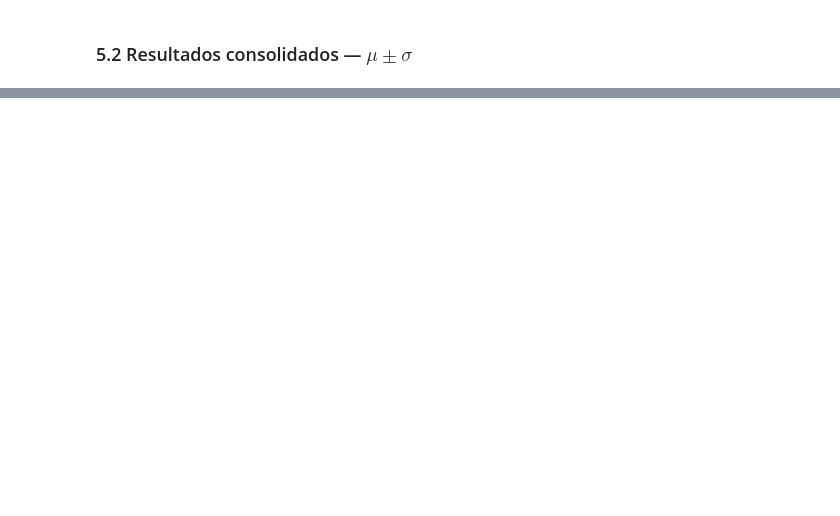
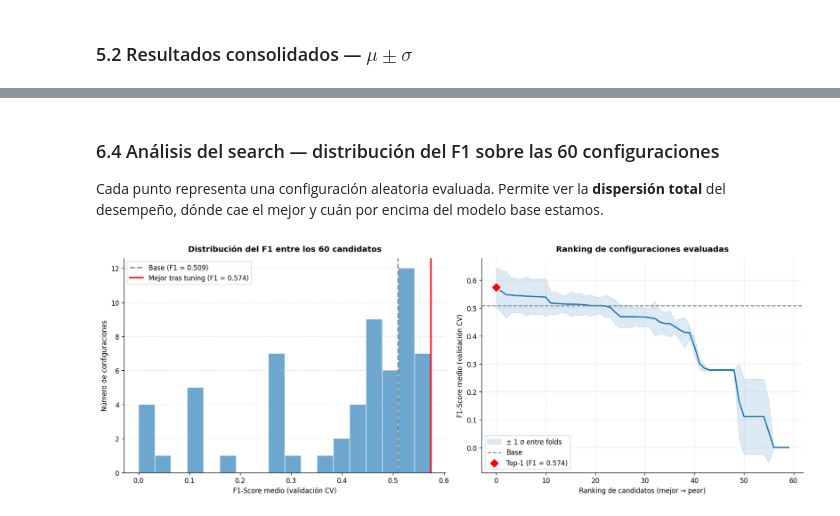
Before and after one commit to SebastianBetancur08/analitica-proyecto, a Jupyter notebook: notebooks/modelos_clasificacion/1.Regresion_Logistica.ipynb, the cells around one changed output, grey strips where cells are left out. Drawn from its saved outputs; the diff is of its cells as text; code cells hidden in the pictures; blank space fills up the shorter version.

```diff
--- a/notebooks/modelos_clasificacion/1.Regresion_Logistica.ipynb
+++ b/notebooks/modelos_clasificacion/1.Regresion_Logistica.ipynb
@@ -585,0 +443,20 @@ plt.show()
+# %%
+t0 = time.time()
+search = RandomizedSearchCV(
+    estimator           = modelo_base,        # mismo pipeline base
+    param_distributions = param_dist,
+    n_iter              = 60,
+    cv                  = skf,
+    scoring             = "f1",
+    return_train_score  = True,
+    random_state        = 42,
+    n_jobs              = -1,
+    refit               = True,
+    verbose             = 0,
+)
+search.fit(X_train, y_train)
+print(f"Búsqueda completada en {time.time()-t0:.1f}s")
+print(f"Mejor F1 (validación CV): {search.best_score_:.4f}")
+print(f"\nMejores hiperparámetros:")
+for k, v in search.best_params_.items():
+    print(f"  · {k.replace('clf__',''):<22s} = {v}")
@@ -585,0 +472,50 @@ plt.show()
+# %% [markdown]
+### 6.4 Análisis del search — distribución del F1 sobre las 60 configuraciones
+
+Cada punto representa una configuración aleatoria evaluada. Permite ver la **dispersión total** del desempeño, dónde cae el mejor y cuán por encima del modelo base estamos.
+# %%
+cv_df = pd.DataFrame(search.cv_results_)
+cv_df_sorted = cv_df.sort_values("mean_test_score", ascending=False).reset_index(drop=True)
+
+best_idx  = cv_df["mean_test_score"].idxmax()
+f1_base   = cv_base["test_f1"].mean()
+
+fig, axes = plt.subplots(1, 2, figsize=(15, 5.5))
+
+# ── Panel A: histograma + KDE de los 60 scores ───────────────────────────
+ax = axes[0]
+ax.hist(cv_df["mean_test_score"], bins=18, color=COLOR_MODELO,
+        edgecolor="white", alpha=0.65)
+ax.axvline(f1_base, color="#7f8c8d", ls="--", lw=2,
+           label=f"Base (F1 = {f1_base:.3f})")
+ax.axvline(search.best_score_, color="red", lw=2.2,
+           label=f"Mejor tras tuning (F1 = {search.best_score_:.3f})")
+ax.set_xlabel("F1-Score medio (validación CV)")
+ax.set_ylabel("Número de configuraciones")
+ax.set_title("Distribución del F1 entre los 60 candidatos", fontsize=12, pad=10)
+ax.legend(loc="upper left", frameon=True, fancybox=True)
+ax.grid(axis="y", ls="--", alpha=0.35)
+
+# ── Panel B: ranking ordenado de los 60 ─────────────────────────────────
+ax = axes[1]
+xs = np.arange(len(cv_df_sorted))
+ax.plot(xs, cv_df_sorted["mean_test_score"].values, color=COLOR_MODELO, lw=2)
+ax.fill_between(xs,
+                cv_df_sorted["mean_test_score"] - cv_df_sorted["std_test_score"],
+                cv_df_sorted["mean_test_score"] + cv_df_sorted["std_test_score"],
+                color=COLOR_MODELO, alpha=0.15, label="± 1 σ entre folds")
+ax.axhline(f1_base, color="#7f8c8d", ls="--", lw=1.5, label="Base")
+ax.scatter([0], [cv_df_sorted["mean_test_score"].iloc[0]],
+           s=120, color="red", zorder=5, marker="D",
+           edgecolor="white", linewidth=1.5,
+           label=f"Top-1 (F1 = {cv_df_sorted['mean_test_score'].iloc[0]:.3f})")
+ax.set_xlabel("Ranking de candidatos (mejor → peor)")
+ax.set_ylabel("F1-Score medio (validación CV)")
+ax.set_title("Ranking de configuraciones evaluadas", fontsize=12, pad=10)
+ax.legend(loc="lower left", frameon=True, fancybox=True)
+ax.grid(ls="--", alpha=0.35)
+
+plt.tight_layout()
+plt.show()
+# %% [output]
+[figure, added]
```
Also changed, not shown: parts of 72 cells of this notebook, 10 other files.
